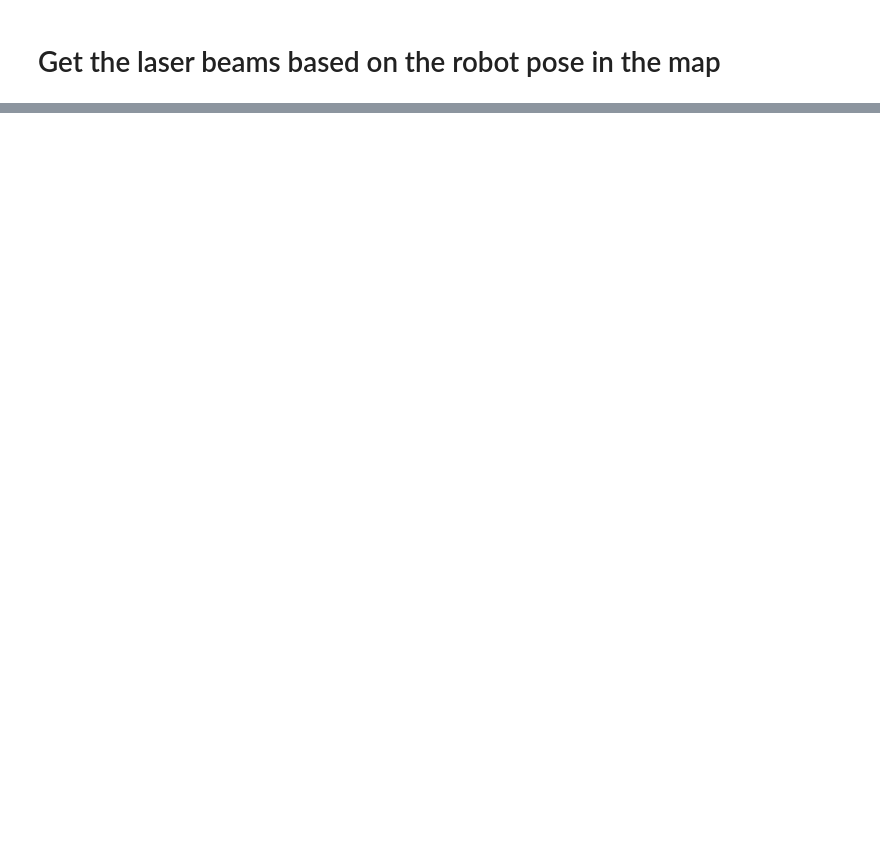
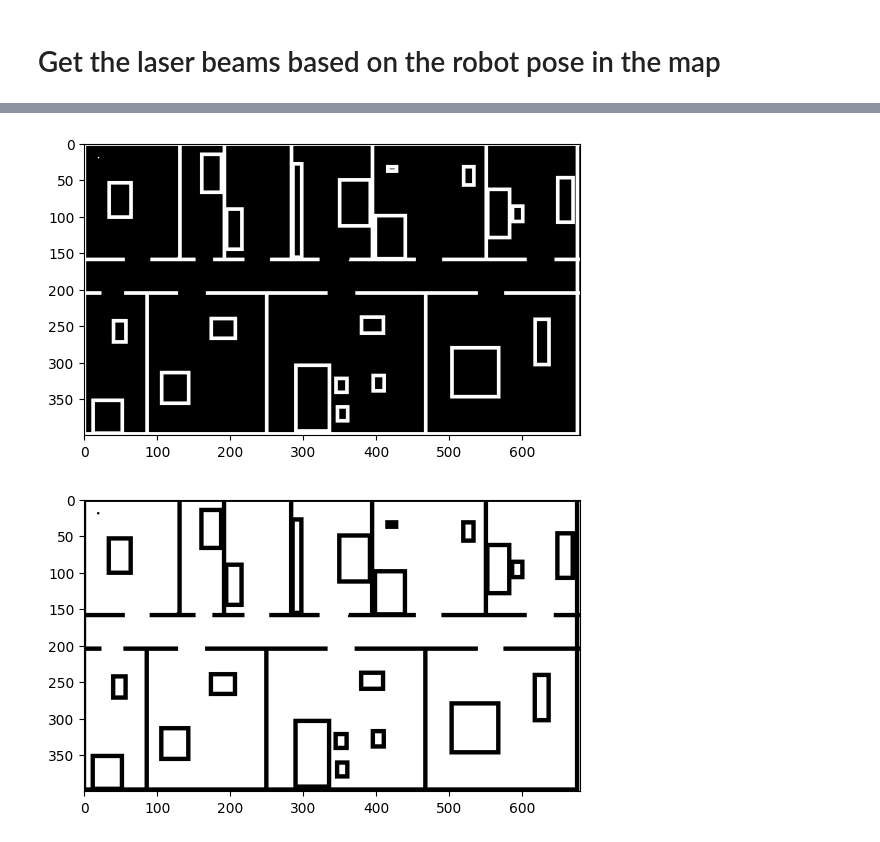
Before and after one commit to Mostafa-wael/Beam-Sensor-Model, a Jupyter notebook: solver.ipynb, the cells around one changed output, grey strips where cells are left out. Saved outputs shown, nothing was run; the diff lists cells and outputs as text; code cells hidden in the pictures; blank space fills up the shorter version.

```diff
--- a/solver.ipynb
+++ b/solver.ipynb
@@ -267,0 +43,15 @@ plt.show()
+# %%
+from skimage.morphology import dilation, erosion
+kernel = np.ones((2,2),np.uint8)
+
+# apply dilation the map with a nxn kernel using skimage
+newLikelihood = dilation(newLikelihood, kernel)
+plt.imshow(newLikelihood, cmap='gray')
+plt.show()
+# apply erosion to the map with a nxn kernel using skimage
+newLikelihood = erosion(1 - newLikelihood, kernel)
+plt.imshow(newLikelihood, cmap='gray')
+plt.show()
+# %% [output]
+[figure, added]
+[figure, added]
```
Also changed, not shown: parts of 16 cells of this notebook, 14 other files.
